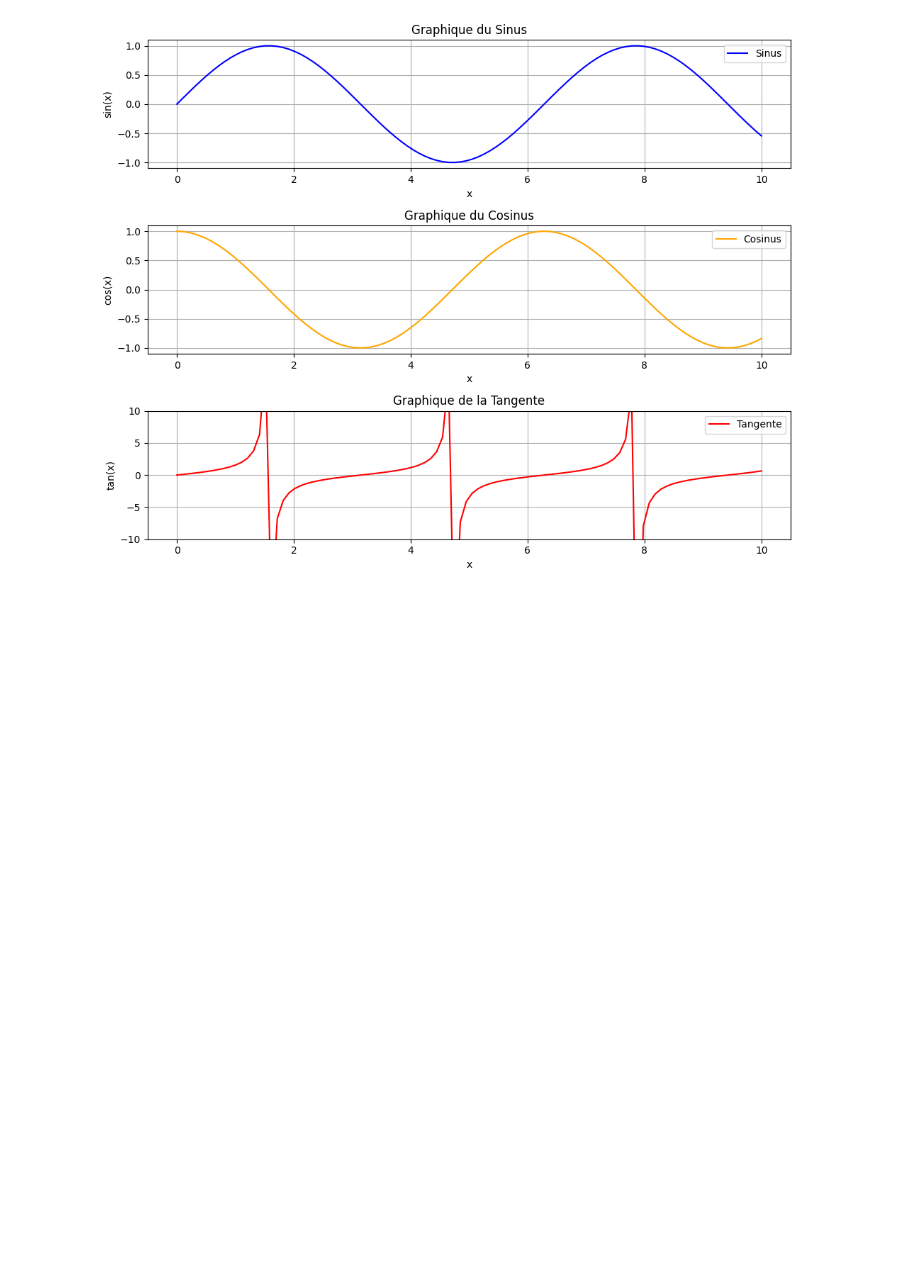
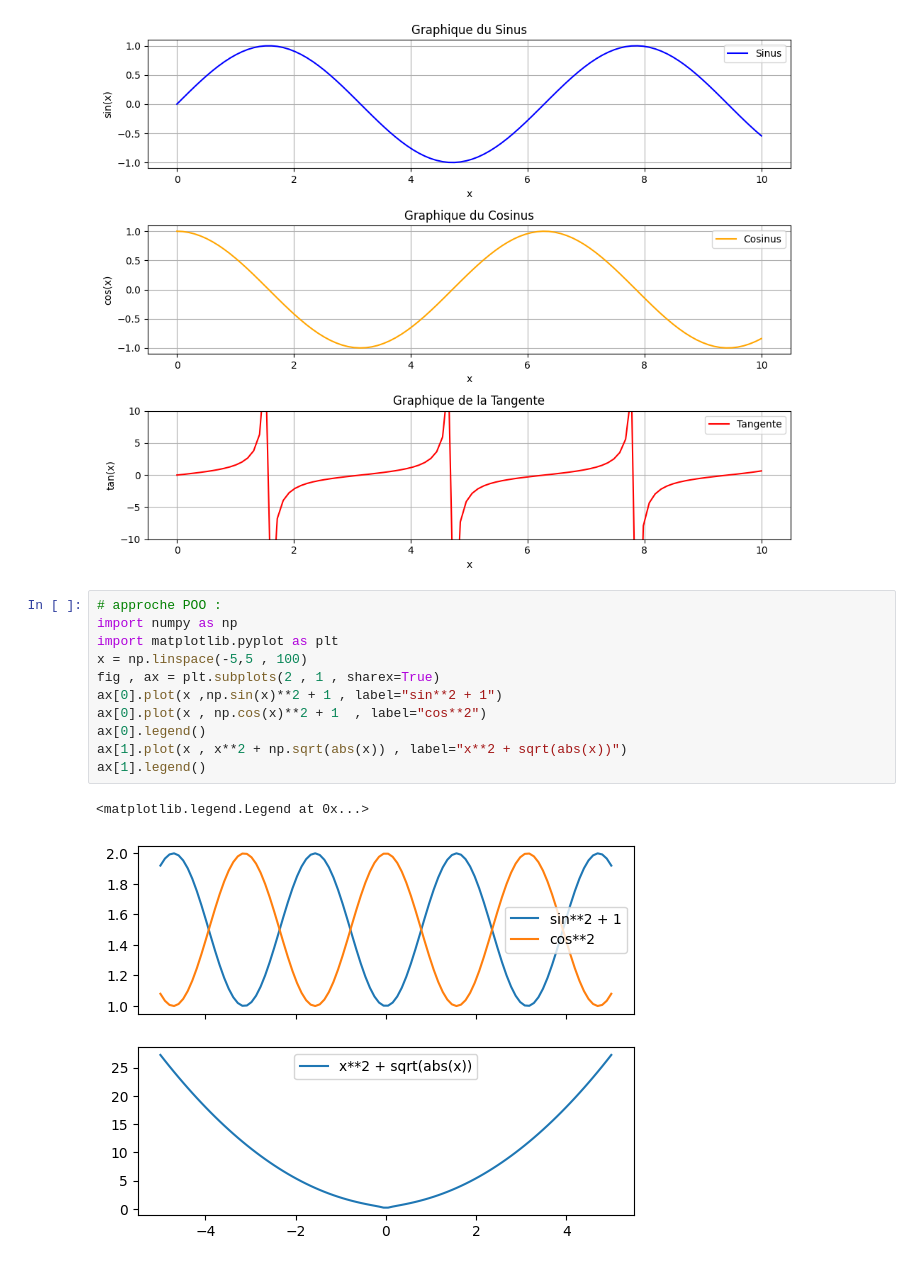
Before and after one commit to mohameml/machine_learning, a Jupyter notebook: Coures/02_biblotheque_de_base/02_matplotlib/examples/examples.ipynb, the cells around one changed output. Drawn from its saved outputs; the diff is of its cells as text; blank space fills up the shorter version.

Commit message:
matplotlib : done

```diff
--- a/Coures/02_biblotheque_de_base/02_matplotlib/examples/examples.ipynb
+++ b/Coures/02_biblotheque_de_base/02_matplotlib/examples/examples.ipynb
@@ -106,3 +106,17 @@ plt.tight_layout()
 plt.show()
 # %% [output]
 [figure]
+# %%
+# approche POO :
+import numpy as np
+import matplotlib.pyplot as plt
+x = np.linspace(-5,5 , 100)
+fig , ax = plt.subplots(2 , 1 , sharex=True)
+ax[0].plot(x ,np.sin(x)**2 + 1 , label="sin**2 + 1")
+ax[0].plot(x , np.cos(x)**2 + 1  , label="cos**2")
+ax[0].legend()
+ax[1].plot(x , x**2 + np.sqrt(abs(x)) , label="x**2 + sqrt(abs(x))")
+ax[1].legend()
+# %% [output]
+<matplotlib.legend.Legend at 0x...>
+[figure, added]
```
Also changed, not shown: parts of 25 cells of this notebook, 16 other files.
